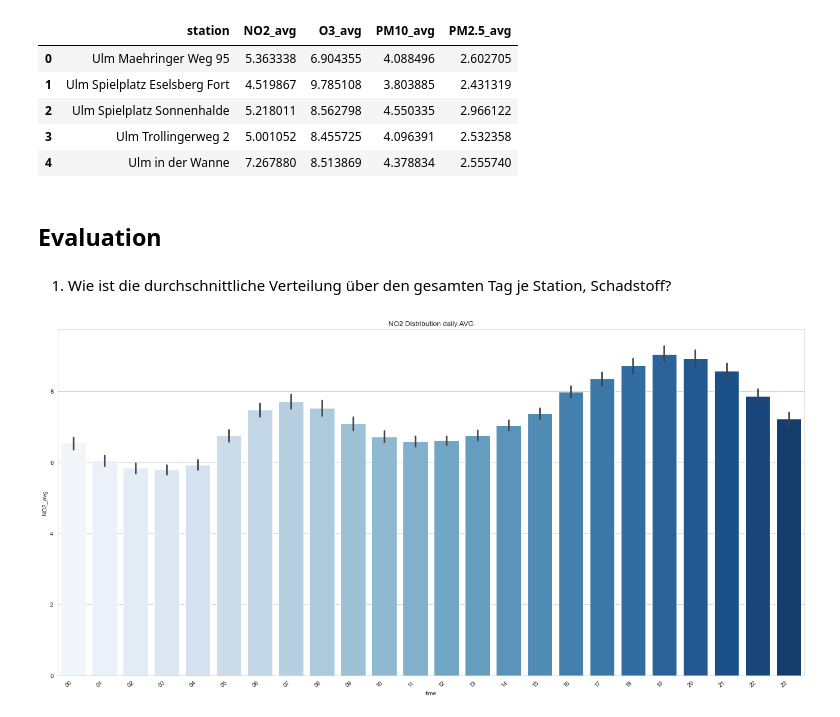
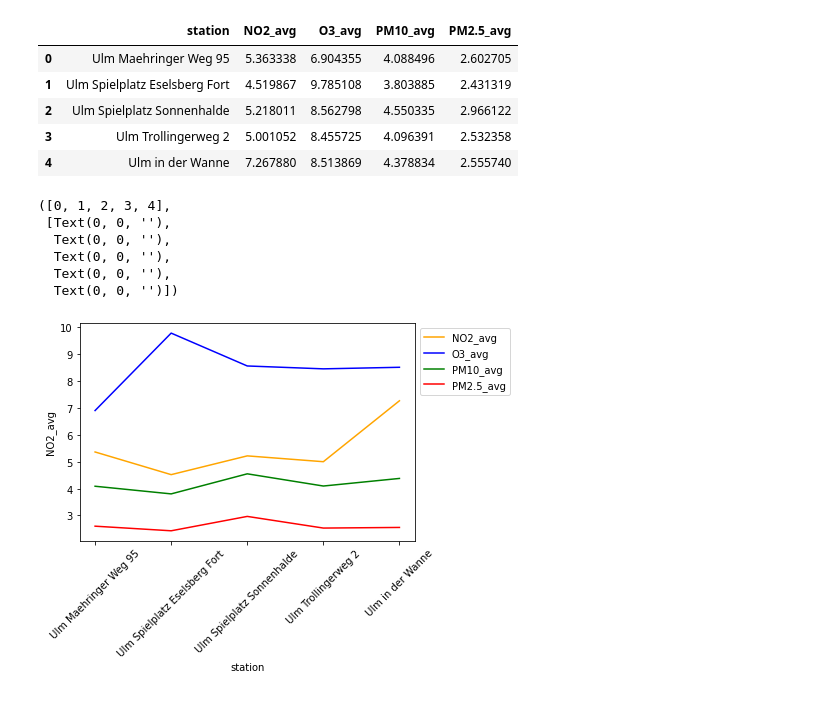
Before and after one commit to markuskuehnle/Projects, a Jupyter notebook: airquality.ipynb, the cells around one changed output. Drawn from its saved outputs; the diff is of its cells as text; code cells hidden in the pictures.

```diff
--- a/airquality.ipynb
+++ b/airquality.ipynb
@@ -218,26 +270,26 @@ sqldf(query, globals())
 | 2 | Ulm Spielplatz Sonnenhalde | 5.218011 | 8.562798 | 4.550335 | 2.966122 |
 | 3 | Ulm Trollingerweg 2 | 5.001052 | 8.455725 | 4.096391 | 2.532358 |
 | 4 | Ulm in der Wanne | 7.267880 | 8.513869 | 4.378834 | 2.555740 |
-# %% [markdown]
-## Evaluation
-# %% [markdown]
-1. Wie ist die durchschnittliche Verteilung über den gesamten Tag je Station, Schadstoff?
-# %%
-query = """
-SELECT *, AVG(NO2) as NO2_avg, AVG(O3) as O3_avg, AVG(PM10) as PM10_avg, AVG("PM2.5") as "PM2.5_avg"
-FROM df
-WHERE station = "Ulm in der Wanne"
-GROUP BY station, date, time
-ORDER BY time ASC
-"""
-data = sqldf(query, globals())
-
-sns.set_style('whitegrid')
-plt.figure(figsize=(18,9))
-plot = sns.barplot(data=data, x='time', y='NO2_avg', palette='Blues')
-plot.set_xticklabels(plot.get_xticklabels(), rotation=40, ha="right")
-plot.set(title='NO2 Distribution daily AVG')
-plt.tight_layout()
-plt.show()
-# %% [output]
-[figure, removed]
+# %%
+query = """
+SELECT station, AVG(NO2) as NO2_avg, AVG(O3) as O3_avg, AVG(PM10) as PM10_avg, AVG("PM2.5") as "PM2.5_avg"
+FROM df
+GROUP BY station
+"""
+data = sqldf(query, globals())
+
+
+sns.lineplot(x = 'station', y = 'NO2_avg', data = data, color = 'orange')
+sns.lineplot(x = 'station', y = 'O3_avg', data = data, color = 'blue')
+sns.lineplot(x = 'station', y = 'PM10_avg', data = data, color = 'green')
+sns.lineplot(x = 'station', y = 'PM2.5_avg', data = data, color = 'red')
+plt.legend(labels=["NO2_avg","O3_avg", "PM10_avg", "PM2.5_avg"], bbox_to_anchor = (1,1))
+plt.xticks(rotation=45)
+# %% [output]
+([0, 1, 2, 3, 4],
+ [Text(0, 0, ''),
+  Text(0, 0, ''),
+  Text(0, 0, ''),
+  Text(0, 0, ''),
+  Text(0, 0, '')])
+[figure, added]
```
Also changed, not shown: parts of 61 cells of this notebook.
